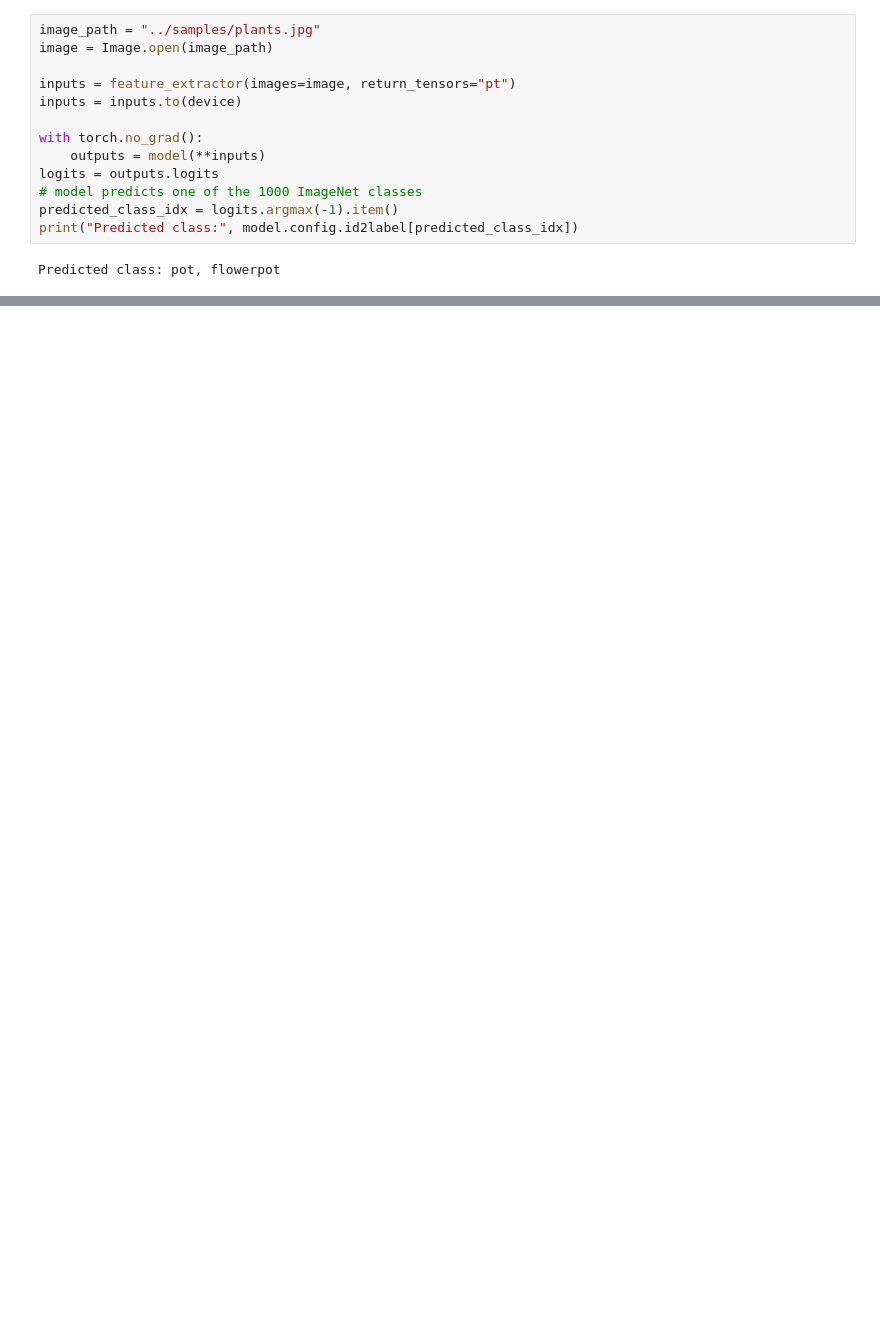
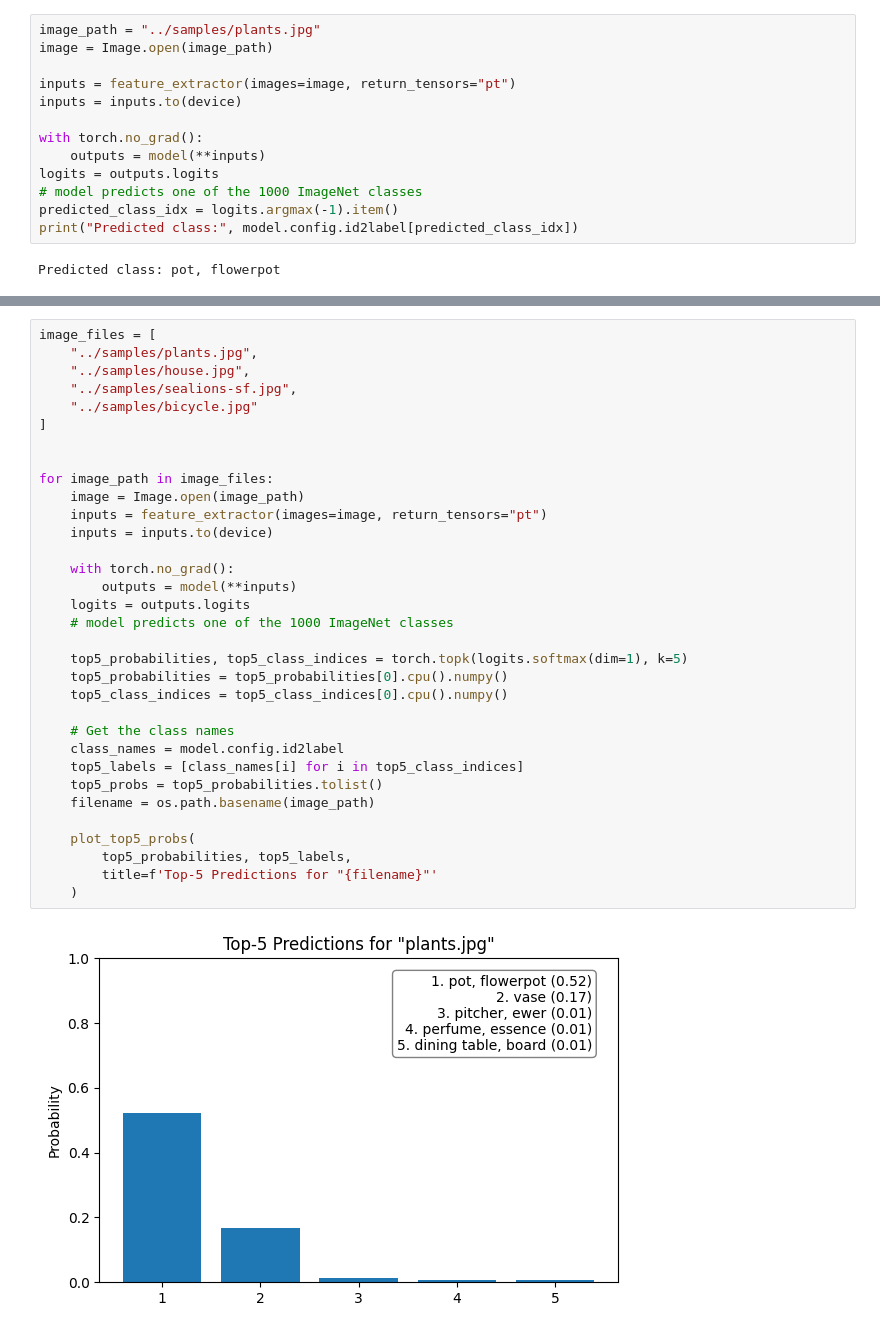
Before and after one commit to vmirly/GenAI-Hub, a Jupyter notebook: PoolFormer/poolformer_huggingface_inference.ipynb, the cells around one changed output, grey strips where cells are left out. Cells and saved outputs as stored; diff of their text form; blank space fills up the shorter version.

Commit message:
PoolFormer: inference 2 -- visualize bar chart

```diff
--- a/PoolFormer/poolformer_huggingface_inference.ipynb
+++ b/PoolFormer/poolformer_huggingface_inference.ipynb
@@ -42,0 +80,35 @@ Predicted class: pot, flowerpot
+# %%
+image_files = [
+    "../samples/plants.jpg",
+    "../samples/house.jpg",
+    "../samples/sealions-sf.jpg",
+    "../samples/bicycle.jpg"
+]
+
+
+for image_path in image_files:
+    image = Image.open(image_path)
+    inputs = feature_extractor(images=image, return_tensors="pt")
+    inputs = inputs.to(device)
+
+    with torch.no_grad():
+        outputs = model(**inputs)
+    logits = outputs.logits
+    # model predicts one of the 1000 ImageNet classes
+
+    top5_probabilities, top5_class_indices = torch.topk(logits.softmax(dim=1), k=5)
+    top5_probabilities = top5_probabilities[0].cpu().numpy()
+    top5_class_indices = top5_class_indices[0].cpu().numpy()
+
+    # Get the class names
+    class_names = model.config.id2label
+    top5_labels = [class_names[i] for i in top5_class_indices]
+    top5_probs = top5_probabilities.tolist()
+    filename = os.path.basename(image_path)
+
+    plot_top5_probs(
+        top5_probabilities, top5_labels,
+        title=f'Top-5 Predictions for "{filename}"'
+    )
+# %% [output]
+[figure, added]
```
Also changed, not shown: parts of 3 cells of this notebook.
